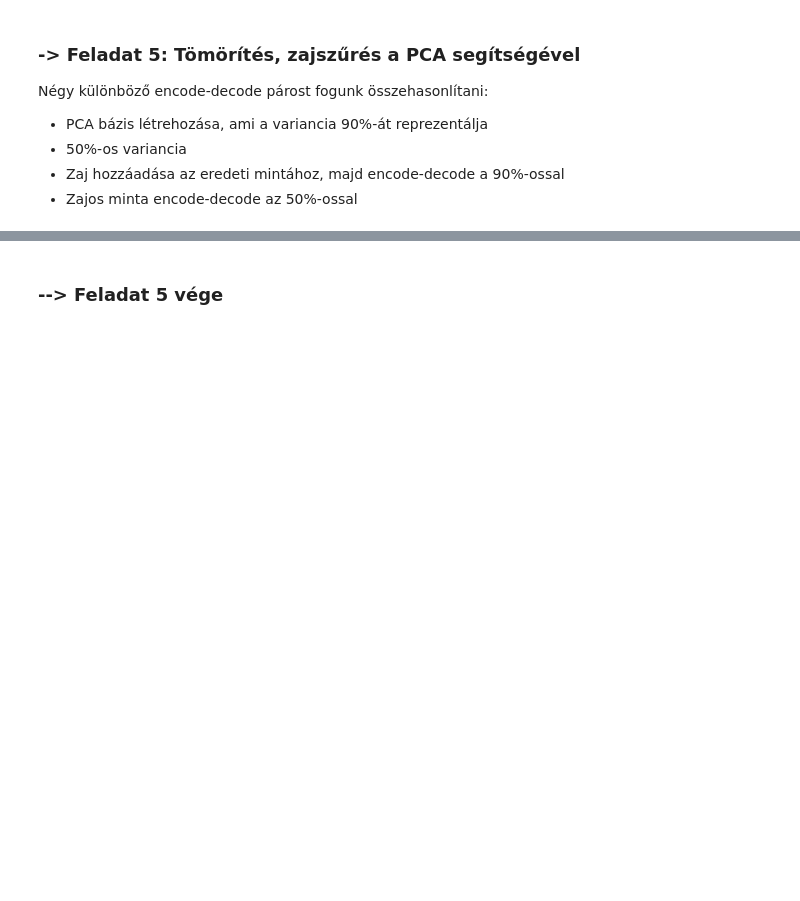
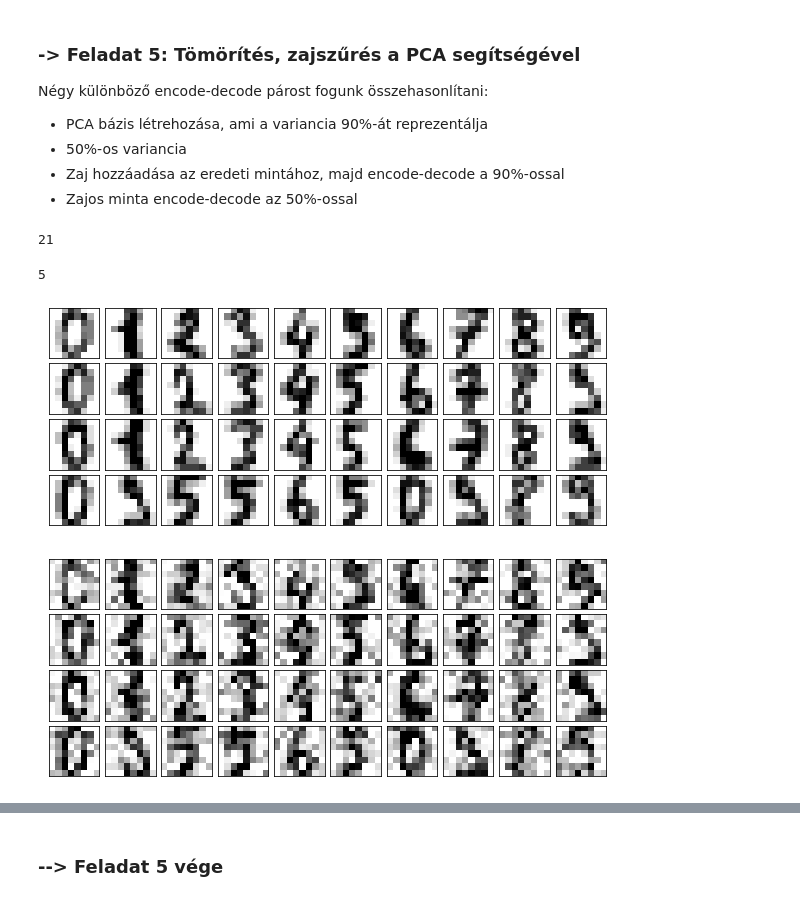
Before and after one commit to sipocz/Colab, a Jupyter notebook: Lineáris_transzformációk_handout.ipynb, the cells around one changed output, grey strips where cells are left out. Cells and saved outputs as stored; diff of their text form; code cells hidden in the pictures; blank space fills up the shorter version.

```diff
--- a/Lineáris_transzformációk_handout.ipynb
+++ b/Lineáris_transzformációk_handout.ipynb
@@ -738,24 +738,32 @@ Négy különböző encode-decode párost fogunk összehasonlítani:
 # Hozzunk létre egy PCA objektumot, ami a variancia 90%-át tartja meg!
 # A változó neve legyen: tr_pca_p90.
 # Dokumentáció: https://scikit-learn.org/stable/modules/generated/sklearn.decomposition.PCA.html
-...
+tr_pca_p90=PCA(0.9)
 # Tanítsuk be az adatokon a fit metódus segítségével!
-...
+tr_pca_p90.fit(df_feature)
 # Írassuk ki a komponensek számát (n_components_)!
-...
+tr_pca_p90.n_components_
+# %% [output]
+21
 # %%
 # Analóg módon hozzunk létre egy PCA objektumot, 50%-os varianciával!
 # A változó neve legyen tr_pca_p50.
-...
+tr_pca_p90=PCA(0.5)
 # Tanítsuk be az adatokon a fit metódus segítségével!
-...
+tr_pca_p90.fit(df_feature)
 # Írassuk ki a komponensek számát (n_components_)!
-...
+tr_pca_p90.n_components_
+# %% [output]
+5
 # %%
 # Zaj hozzáadása a mintához
 np.random.seed(42)
 df_noisy = np.random.normal(df, 4)
+plot_digits(df)
 plot_digits(df_noisy)
+# %% [output]
+[figure, added]
+[figure, added]
 # %%
 # Encode, majd decode
 # Lássuk, hogy mennyire változott-e a minta, olvashatók-e még a számjegyek?
```
Also changed, not shown: parts of 14 cells of this notebook.
